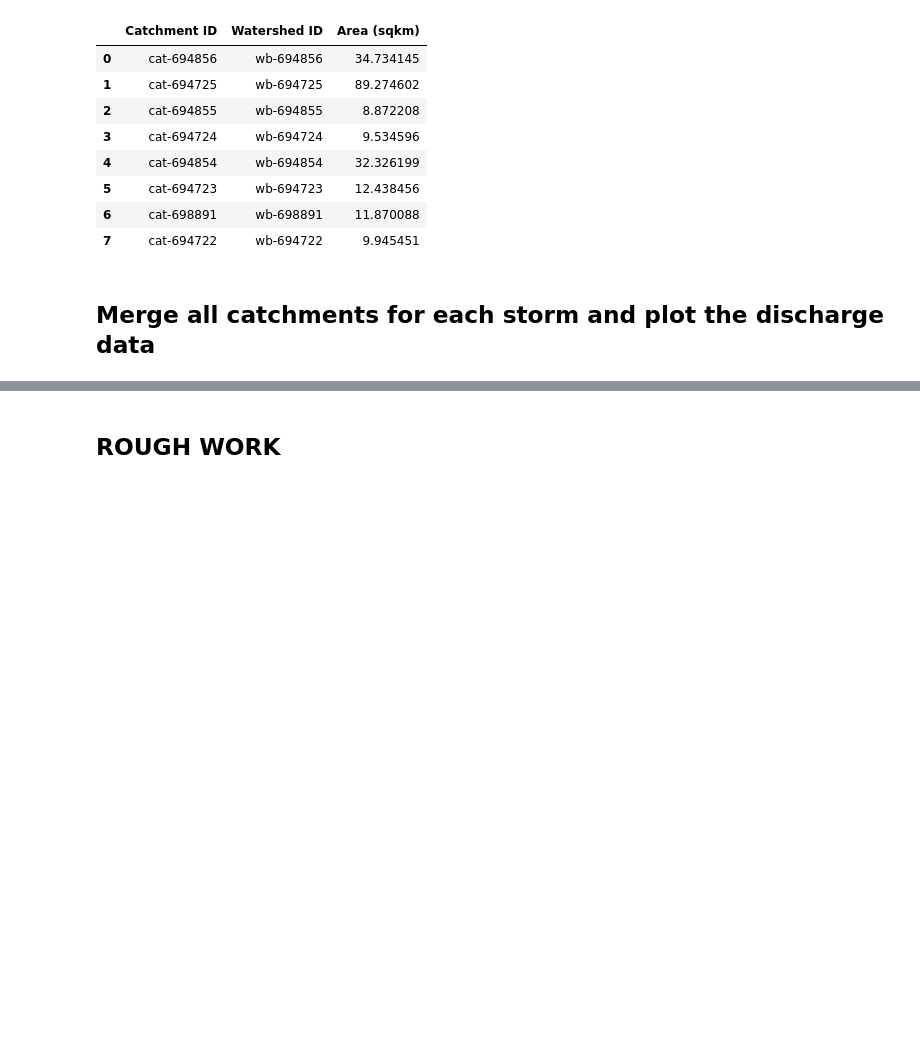
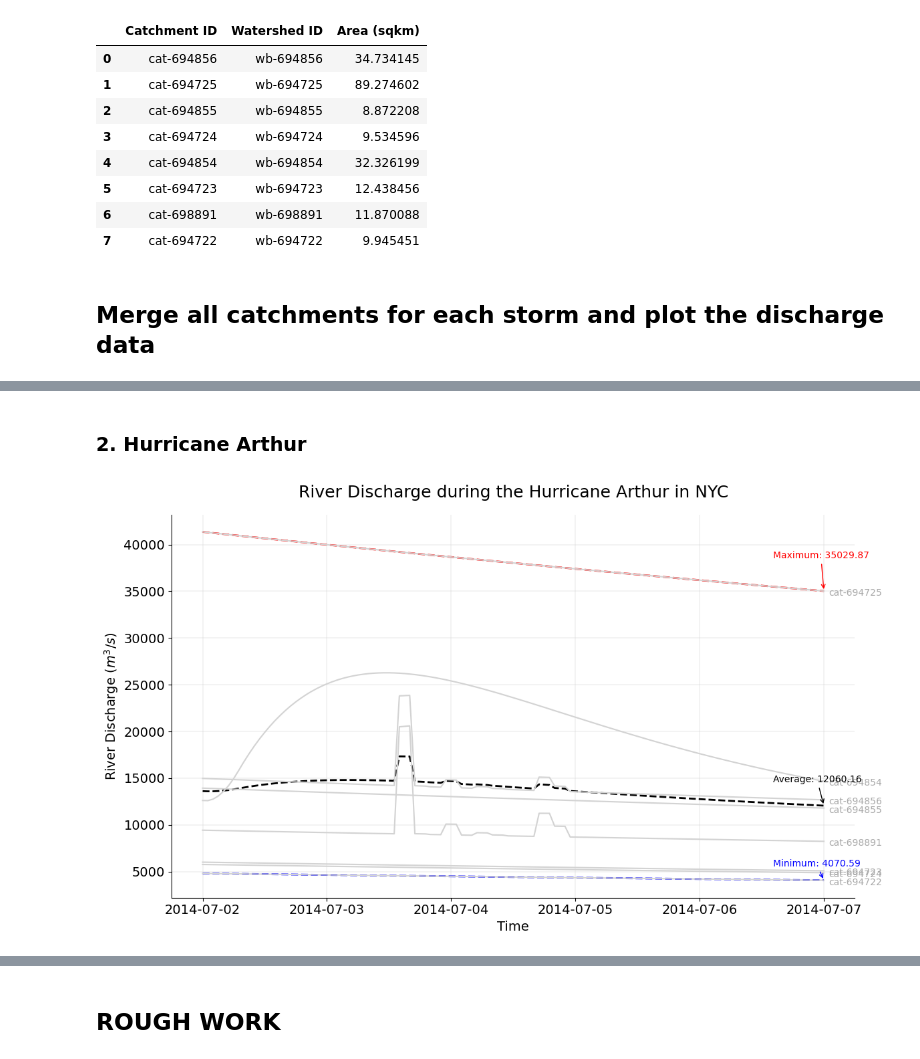
Before and after one commit to javedali99/si2023-compound-flooding, a Jupyter notebook: notebooks/merge-and-plot-all-catchments-of-a-watershed.ipynb, the cells around one changed output, grey strips where cells are left out. Drawn from its saved outputs; the diff is of its cells as text; code cells hidden in the pictures; blank space fills up the shorter version.

Commit message:
Combine all discharge outputs and visualize them for each storm event

```diff
--- a/notebooks/merge-and-plot-all-catchments-of-a-watershed.ipynb
+++ b/notebooks/merge-and-plot-all-catchments-of-a-watershed.ipynb
@@ -301,0 +313,13 @@ process_and_plot_files(storm_name, ids_list)
+# %% [markdown]
+### 2. Hurricane Arthur
+# %%
+# Specify the storm name
+storm_name = 'Hurricane Arthur'
+
+# List of directories to process
+ids_list = ['wb-694856', 'wb-694725', 'wb-694855', 'wb-694724', 'wb-694854', 'wb-694723', 'wb-698891', 'wb-694722']
+
+# Merge, process and plot all catchments river discharge
+process_and_plot_files(storm_name, ids_list)
+# %% [output]
+[figure, added]
```
Also changed, not shown: parts of 22 cells of this notebook.
